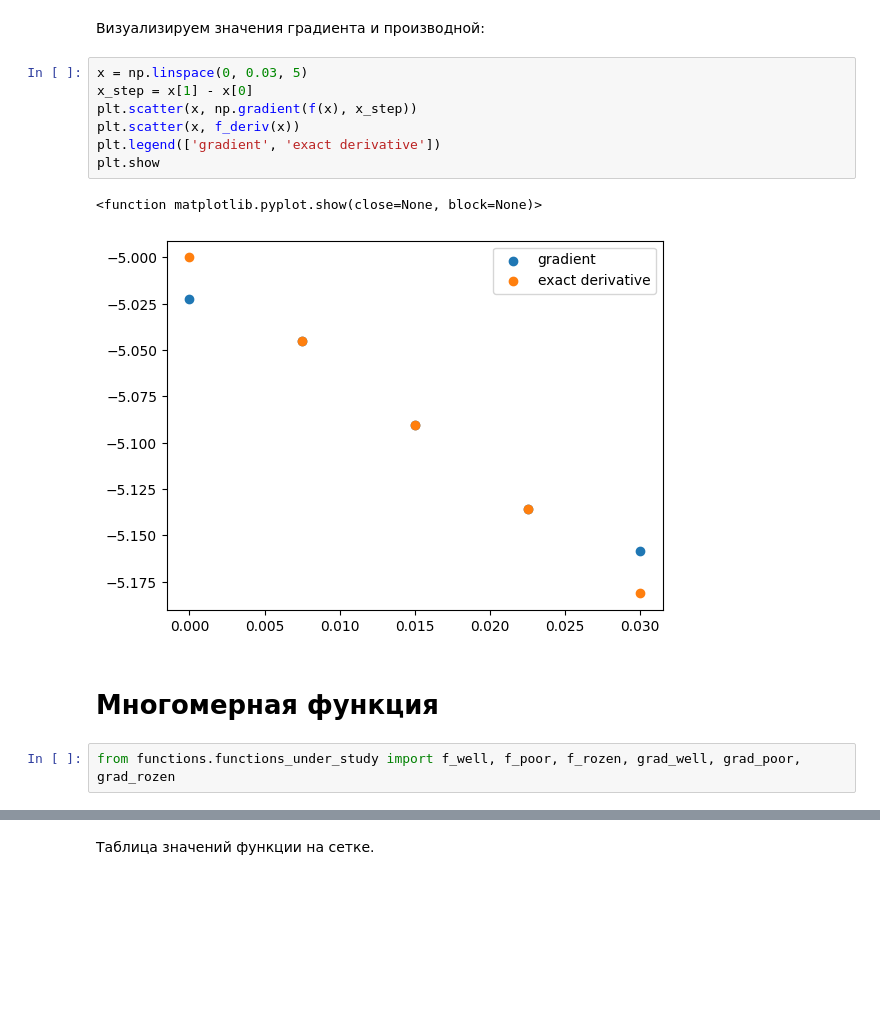
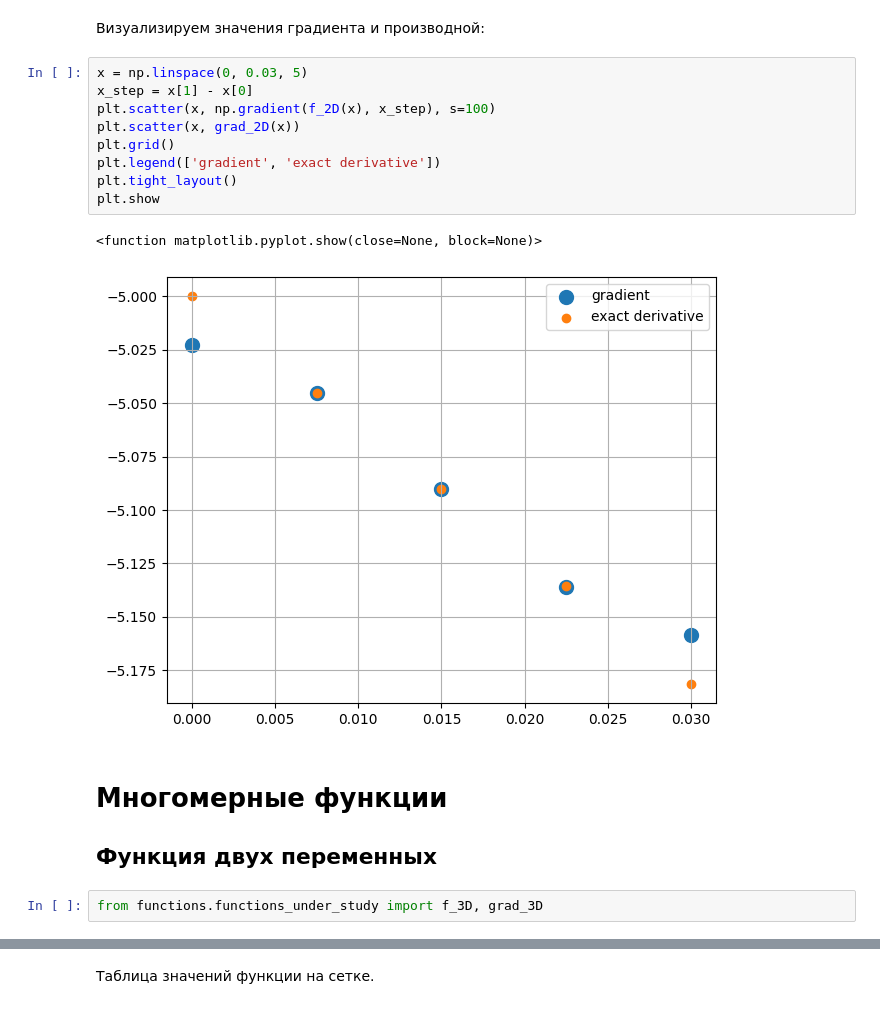
Before and after one commit to romangorbunov91/ML_2, a Jupyter notebook: grad_method.ipynb, the cells around one changed output, grey strips where cells are left out. Drawn from its saved outputs; the diff is of its cells as text; blank space fills up the shorter version.

Commit message:
grad_method update
Реализовано численное вычисление градиента для многомерных функций (опробовано на квадратичной функции, до 4-х независимых переменных).

```diff
--- a/grad_method.ipynb
+++ b/grad_method.ipynb
@@ -48,14 +44,17 @@ Derivative: [-5.        -5.1509375 -5.30375   -5.4584375 -5.615    ]
 # %%
 x = np.linspace(0, 0.03, 5)
 x_step = x[1] - x[0]
-plt.scatter(x, np.gradient(f(x), x_step))
-plt.scatter(x, f_deriv(x))
+plt.scatter(x, np.gradient(f_2D(x), x_step), s=100)
+plt.scatter(x, grad_2D(x))
+plt.grid()
 plt.legend(['gradient', 'exact derivative'])
+plt.tight_layout()
 plt.show
 # %% [output]
 <function matplotlib.pyplot.show(close=None, block=None)>
-[figure, old version]
+[figure, new version]
 # %% [markdown]
-# Многомерная функция
+# Многомерные функции
+## Функция двух переменных
 # %%
-from functions.functions_under_study import f_well, f_poor, f_rozen, grad_well, grad_poor, grad_rozen
+from functions.functions_under_study import f_3D, grad_3D
```
Also changed, not shown: parts of 43 cells of this notebook, 1 other file.
